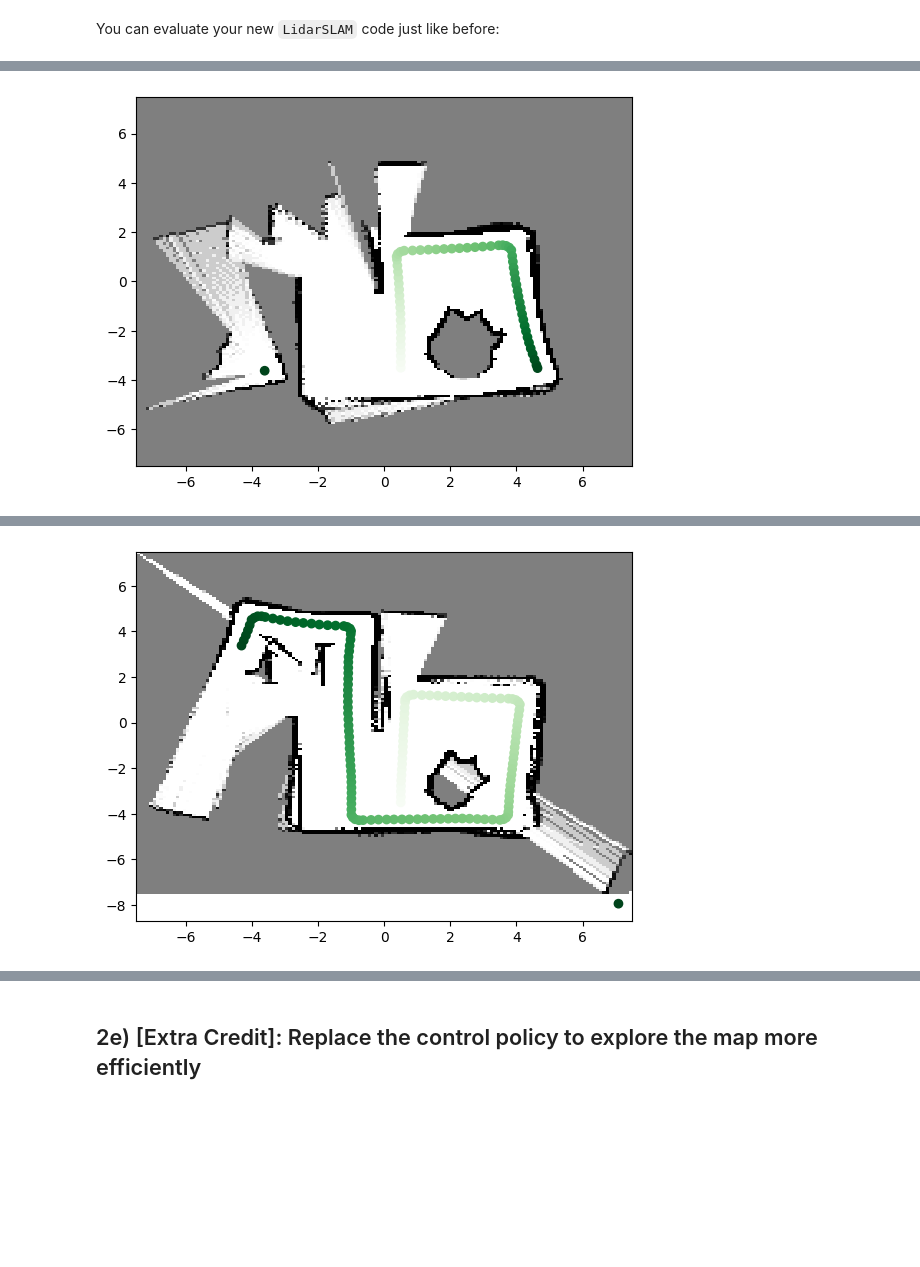
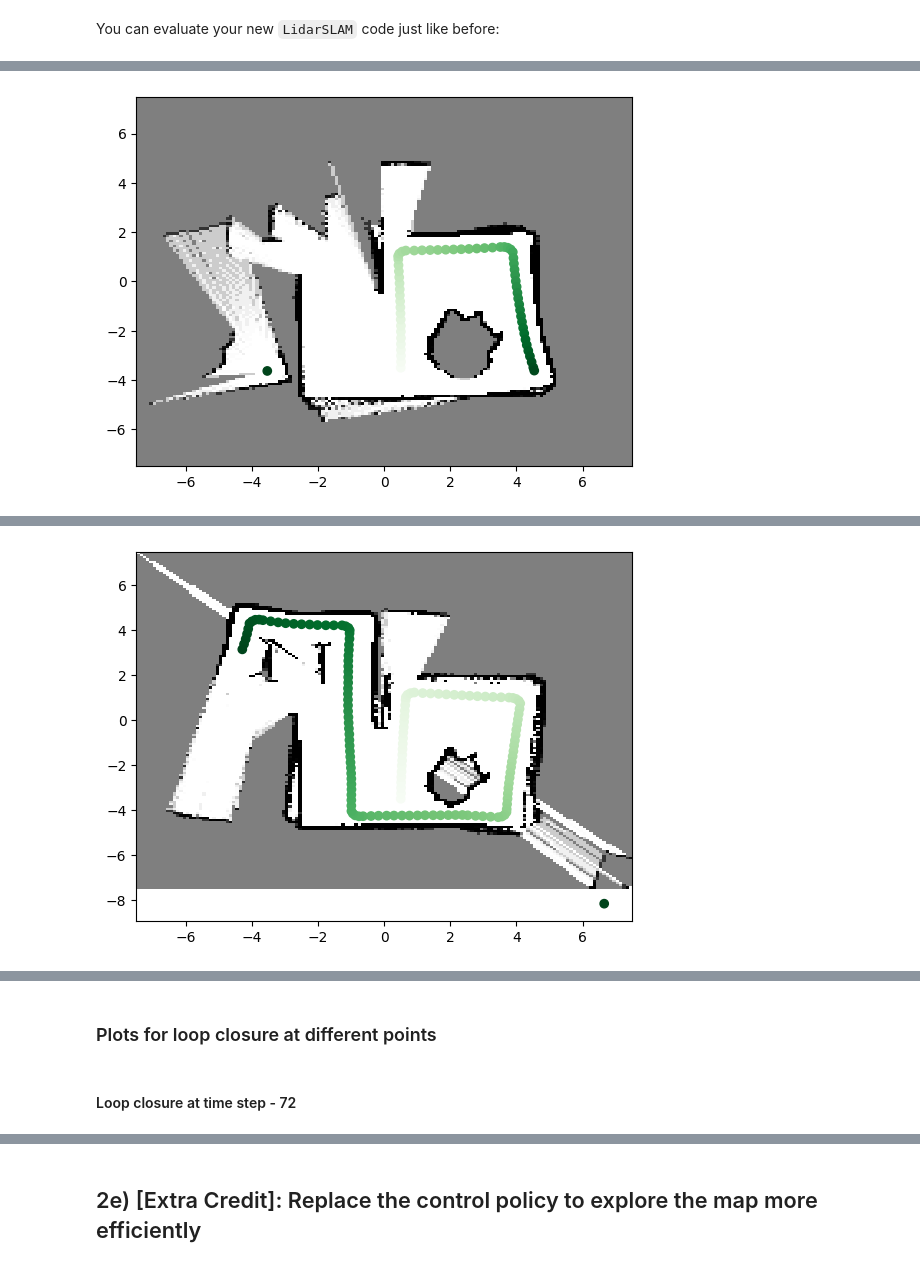
Before and after one commit to rohith-poola/MR, a Jupyter notebook: A5/MR_HW5.ipynb, the cells around one changed output, grey strips where cells are left out. Saved outputs shown, nothing was run; the diff lists cells and outputs as text; code cells hidden in the pictures; blank space fills up the shorter version.

```diff
--- a/A5/MR_HW5.ipynb
+++ b/A5/MR_HW5.ipynb
@@ -996,13 +1413,14 @@ Now that we have a stored history of measurements to correct drift, there is som
 - Provide some plots that show what happens for various decisions about when to add loop closures. Ideally for one or more of these plots, you get a nearly perfect map and pose estimates!
 # %%
 class LidarSLAM(LidarWheelSpeedOdometry):
-    def __init__(self, dt=0.1, motion_model=motion_models.Unicycle()):
+    def __init__(self, closure_step = 79, dt=0.1, motion_model=motion_models.Unicycle()):
 
         # LidarSLAM will be a child class of LidarWheelSpeedOdometry from above,
         # and will just add some methods for adding loop closure factors
         # to supplement the nodes/factors from the motion model and ICP between
         # successive timesteps
         super().__init__(dt=dt, motion_model=motion_model)
+        self.num_steps = closure_step
 
     # Function to change the lidar format from dictionary to expected format
     def lidar_obs_to_hit_pts(self, lidar_measurement: dict[str, np.ndarray]):
@@ -1063,12 +1481,11 @@ class LidarSLAM(LidarWheelSpeedOdometry):
         # ref_point = np.array([0.25, 0])
         # current_point = np.array([current_pose_var.x(), current_pose_var.y()])
         # dist = np.linalg.norm(ref_point - current_point)
-        num_steps = 79
 
-        if self.current_state_index == num_steps:
+        if self.current_state_index == self.num_steps:
 
             # Lidar Measurements
-            past_index = self.current_state_index - num_steps # is it last one or prevousliy ever seeen
+            past_index = self.current_state_index - self.num_steps # is it last one or prevousliy ever seeen
             prev_pose_var = self.poses[past_index]
             current_pose_var = self.poses[self.current_state_index]
             # print(f'current pose = {current_pose_var}, prev pose = {prev_pose_var}')
@@ -1103,7 +1520,7 @@ np.random.seed(0)
 # Tell the environment to use a wheel speed and Lidar2D sensor (and make the true state available in obs, just for debugging)
 env.unwrapped.sensor_models = {
     "state": sensor_models.StateFeedback(),
-    "wheel_speeds": sensor_models.NoisyWheelSpeedSensor(variance=0.5**2),
+    "wheel_speeds": sensor_models.NoisyWheelSpeedSensor(variance=0.1**2),
     "lidar": sensor_models.Lidar2D(
         env.unwrapped.map,
         num_beams=360,
@@ -1123,7 +1540,7 @@ env.unwrapped.state = initial_state
 obs = env.unwrapped._get_obs()  # pylint:disable=protected-access
 
 # Instantiate your LidarSLAM class, which will be queried as the robot moves
-lidar_slam = LidarSLAM(dt=env.unwrapped.dt)
+lidar_slam = LidarSLAM(dt=env.unwrapped.dt, closure_step=79)
 
 states = []
 lidar_measurements = []
@@ -1156 +1573 @@ compute_map(estimates["pose_means"], lidar_measurements, initial_state=initial_s
-[figure, old version]
+[figure, new version]
@@ -1160 +1577 @@ compute_map(estimates["pose_means"], lidar_measurements, initial_state=initial_s
-[figure, old version]
+[figure, new version]
@@ -1161,0 +1579,4 @@ compute_map(estimates["pose_means"], lidar_measurements, initial_state=initial_s
+# %% [markdown]
+### Plots for loop closure at different points
+# %% [markdown]
+#### Loop closure at time step - 72
```
Also changed, not shown: parts of 30 cells of this notebook.
